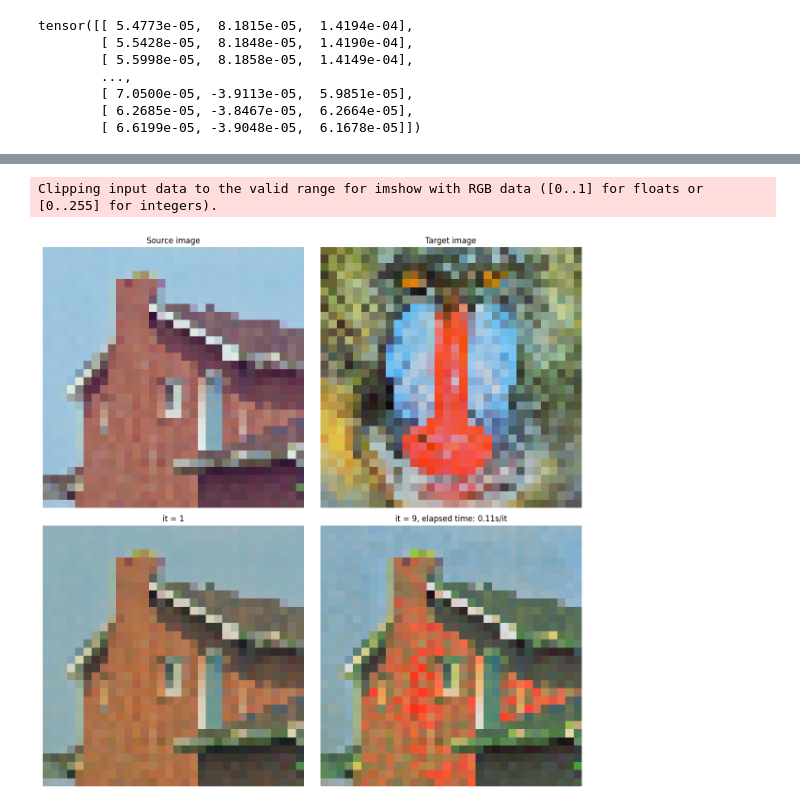
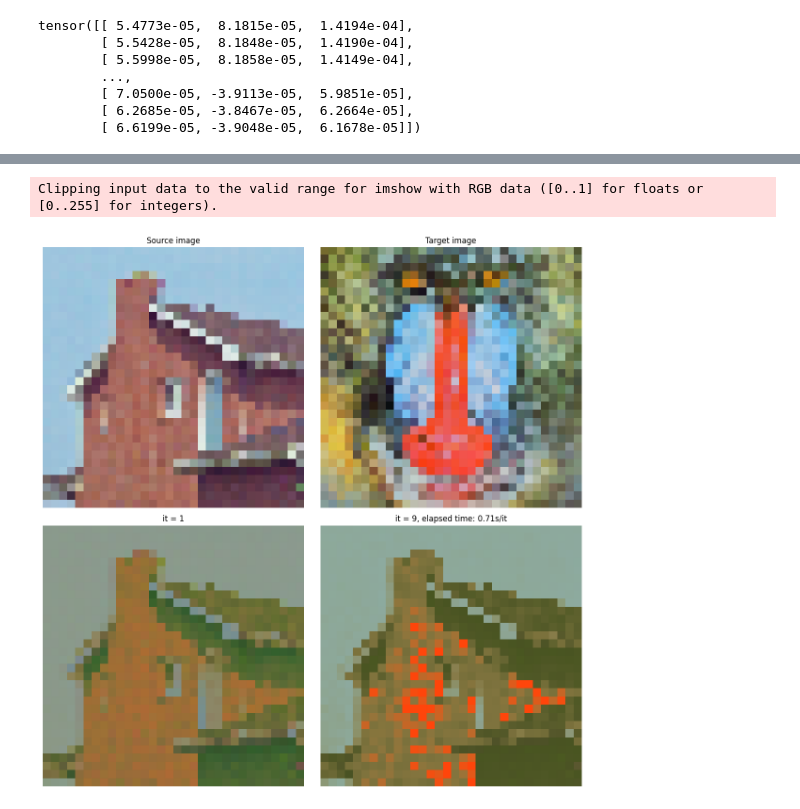
Before and after one commit to hrnggg/ot_cv, a Jupyter notebook: notebook/color_transfer.ipynb, the cells around one changed output, grey strips where cells are left out. Cells and saved outputs as stored; diff of their text form; code cells hidden in the pictures.

```diff
--- a/notebook/color_transfer.ipynb
+++ b/notebook/color_transfer.ipynb
@@ -155,7 +155,7 @@ def color_transfer(loss_fn, num_steps=10, lr=1.0):
     )
     plt.tight_layout()
 # %%
-def color_transfer_sinkhorn(num_steps=10, lr=1.0, eps=0.2):
+def color_transfer_sinkhorn(num_steps=10, lr=1.0, eps=0.2, p=2):
     """Flows along the gradient of the loss function.
 
     Parameters:
@@ -168,6 +168,7 @@ def color_transfer_sinkhorn(num_steps=10, lr=1.0, eps=0.2):
     def calc_sinkhorn_loss(x, y, a, b):
         # step 2
         C = torch.linalg.norm(x.unsqueeze(0) - y.unsqueeze(1), axis=2)
+        C = C**p / p
         # C = pairwise_distances(x_i, y_j, metric="euclidean")
         K = torch.exp(-C / eps)
         u = torch.ones(n)
@@ -178,6 +179,9 @@ def color_transfer_sinkhorn(num_steps=10, lr=1.0, eps=0.2):
         # step 3
         P = u.reshape(n, 1) * K * v.reshape(1, n)
         loss = (P * C).sum()
+        loss = loss ** (1 / p)
+        # print(f"P: {P}")
+        # print(f"C: {C}")
         return loss
 
     # Parameters for the gradient descent
@@ -215,9 +219,7 @@ def color_transfer_sinkhorn(num_steps=10, lr=1.0, eps=0.2):
         if x_i.grad:
             x_i.grad.zero_()
         loss = calc_sinkhorn_loss(x_i, y_j, a, b)
-        # print(f"P: {P}")
-        # print(f"C: {C}")
-        # loss_fn = SamplesLoss("sinkhorn", blur=0.3)
+        loss_fn = SamplesLoss("sinkhorn", blur=0.3)
         # print(f"SampleLoss: {loss_fn(x_i, y_j)}")
         # print(f"impl: {loss}")
         # step 4
@@ -243,13 +254,12 @@ def color_transfer_sinkhorn(num_steps=10, lr=1.0, eps=0.2):
 # %%
 # eps = blur^p
 # blur: 0.05
 # p: 2
 # color_transfer_sinkhorn(eps=0.05**2) # black
-# color_transfer_sinkhorn(num_steps=10, eps=0.2)
-color_transfer(SamplesLoss("sinkhorn", blur=0.3))
+color_transfer_sinkhorn(num_steps=10, eps=0.1, p=2)
 # %% [output]
 Clipping input data to the valid range for imshow with RGB data ([0..1] for floats or [0..255] for integers).
-[figure, old version]
+[figure, new version]
 # %%
 # color_transfer(SamplesLoss("sinkhorn", blur=0.3))
 # color_transfer(SamplesLoss("sinkhorn", blur=0.1))
```
Also changed, not shown: parts of 3 cells of this notebook.
